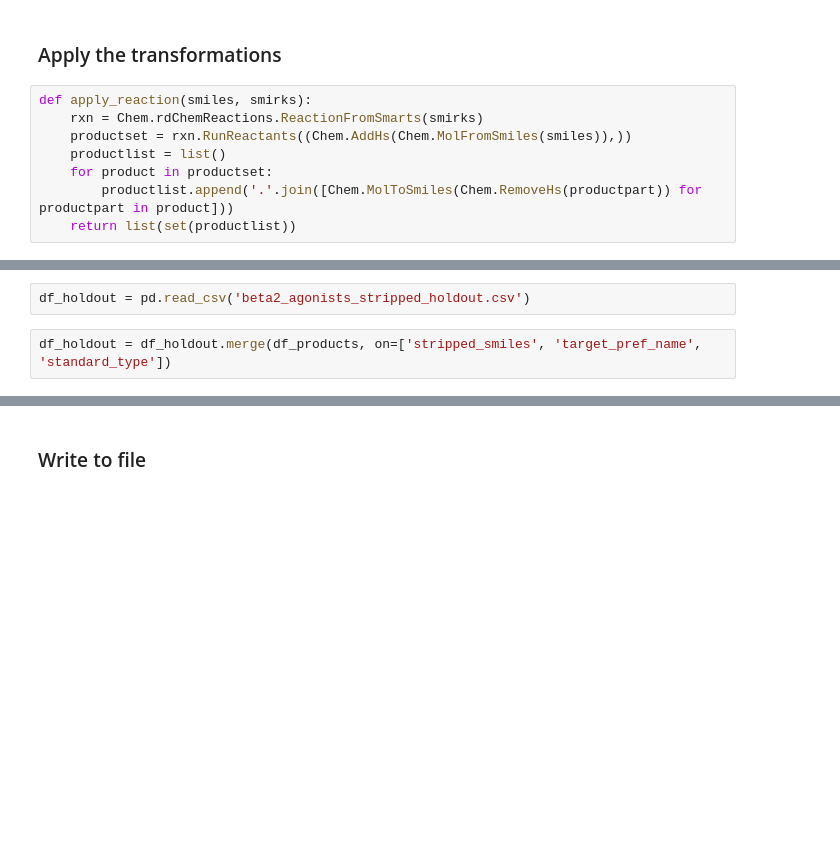
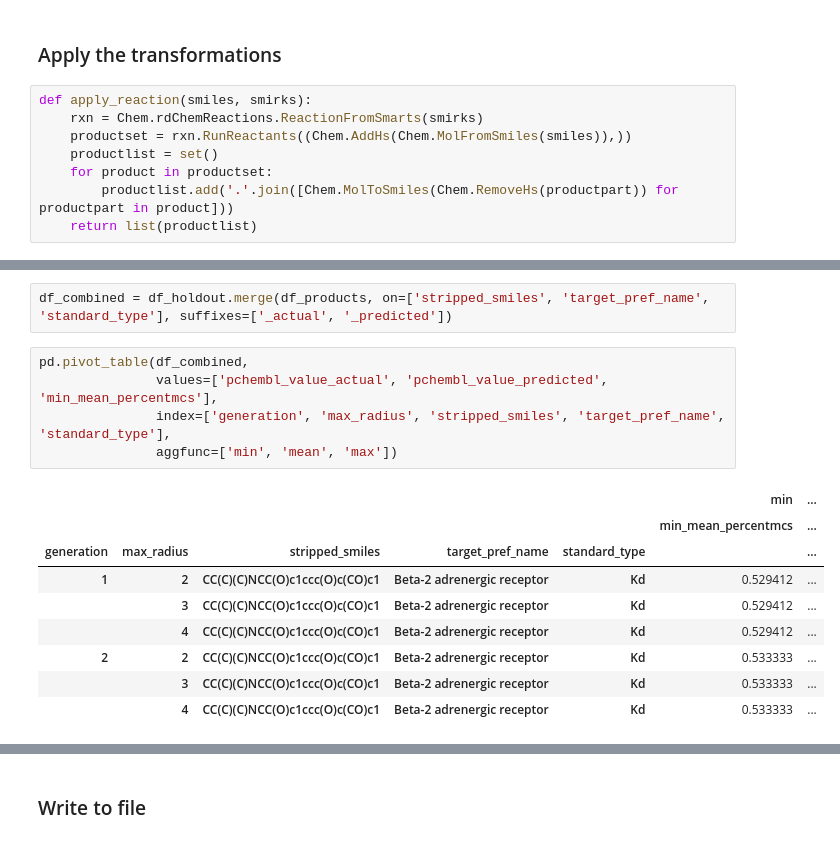
Before and after one commit to warner121/wizepair2, a Jupyter notebook: notebooks/beta2/beta2_agonists_part4.ipynb, the cells around one changed output, grey strips where cells are left out. Cells and saved outputs as stored; diff of their text form; blank space fills up the shorter version.

```diff
--- a/notebooks/beta2/beta2_agonists_part4.ipynb
+++ b/notebooks/beta2/beta2_agonists_part4.ipynb
@@ -35,8 +36,8 @@ df = df[pd.notna(df.pchembl_value)]
 def apply_reaction(smiles, smirks):
     rxn = Chem.rdChemReactions.ReactionFromSmarts(smirks)
     productset = rxn.RunReactants((Chem.AddHs(Chem.MolFromSmiles(smiles)),))
-    productlist = list()
+    productlist = set()
     for product in productset:
-        productlist.append('.'.join([Chem.MolToSmiles(Chem.RemoveHs(productpart)) for productpart in product]))
-    return list(set(productlist))
+        productlist.add('.'.join([Chem.MolToSmiles(Chem.RemoveHs(productpart)) for productpart in product]))
+    return list(productlist)
 # %%
@@ -111,5 +127,18 @@ df_products.groupby('stripped_smiles').count().sort_values('generation')
-# %%
-df_holdout = pd.read_csv('beta2_agonists_stripped_holdout.csv')
 # %%
-df_holdout = df_holdout.merge(df_products, on=['stripped_smiles', 'target_pref_name', 'standard_type'])
+df_combined = df_holdout.merge(df_products, on=['stripped_smiles', 'target_pref_name', 'standard_type'], suffixes=['_actual', '_predicted'])
+# %%
+pd.pivot_table(df_combined,
+               values=['pchembl_value_actual', 'pchembl_value_predicted', 'min_mean_percentmcs'],
+               index=['generation', 'max_radius', 'stripped_smiles', 'target_pref_name', 'standard_type'],
+               aggfunc=['min', 'mean', 'max'])
+# %% [output]
+|  |  |  |  |  | min | ... |
+|  |  |  |  |  | min_mean_percentmcs | ... |
+| generation | max_radius | stripped_smiles | target_pref_name | standard_type |  | ... |
+| 1 | 2 | CC(C)(C)NCC(O)c1ccc(O)c(CO)c1 | Beta-2 adrenergic receptor | Kd | 0.529412 | ... |
+|  | 3 | CC(C)(C)NCC(O)c1ccc(O)c(CO)c1 | Beta-2 adrenergic receptor | Kd | 0.529412 | ... |
+|  | 4 | CC(C)(C)NCC(O)c1ccc(O)c(CO)c1 | Beta-2 adrenergic receptor | Kd | 0.529412 | ... |
+| 2 | 2 | CC(C)(C)NCC(O)c1ccc(O)c(CO)c1 | Beta-2 adrenergic receptor | Kd | 0.533333 | ... |
+|  | 3 | CC(C)(C)NCC(O)c1ccc(O)c(CO)c1 | Beta-2 adrenergic receptor | Kd | 0.533333 | ... |
+|  | 4 | CC(C)(C)NCC(O)c1ccc(O)c(CO)c1 | Beta-2 adrenergic receptor | Kd | 0.533333 | ... |
 # %%
```
Also changed, not shown: parts of 6 cells of this notebook.
